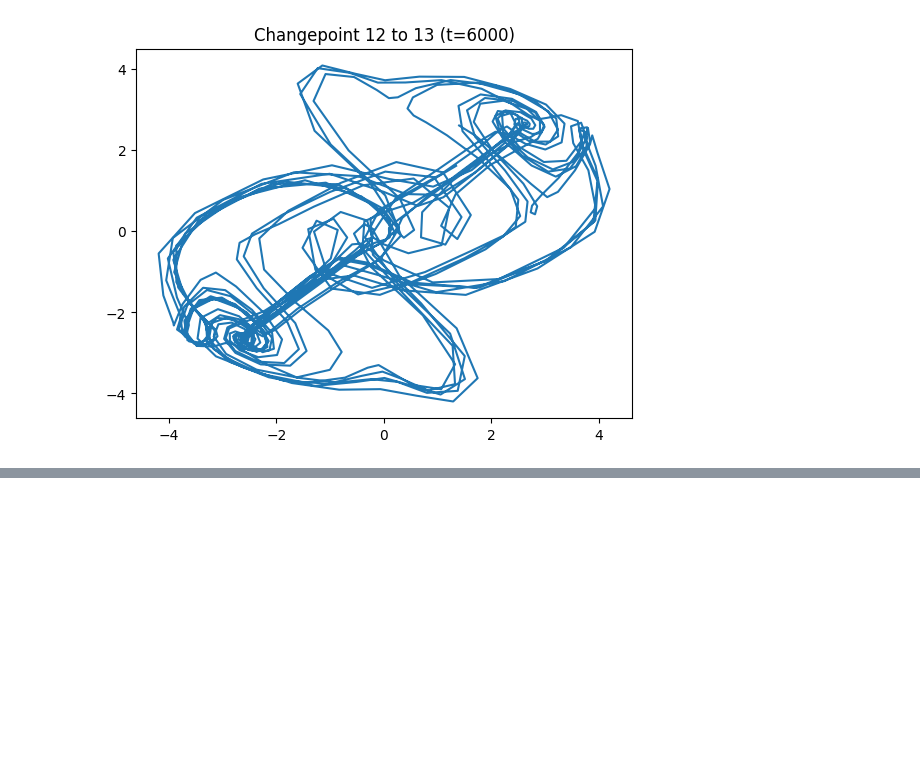
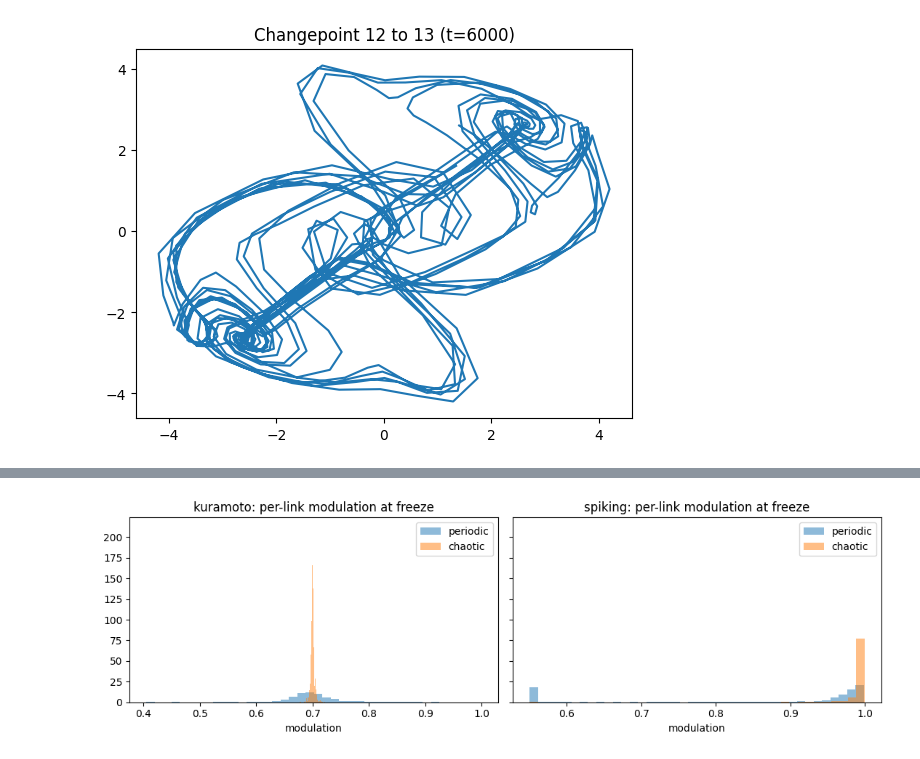
Before and after one commit to losertlab/rhythmic_sharing, a Jupyter notebook: src/Test Thomas Equations.ipynb, the cells around one changed output, grey strips where cells are left out. Cells and saved outputs as stored; diff of their text form; code cells hidden in the pictures; blank space fills up the shorter version.

```diff
--- a/src/Test Thomas Equations.ipynb
+++ b/src/Test Thomas Equations.ipynb
@@ -142,0 +608,78 @@ Getting initial frozen phase: 0.00% undefined
+# %%
+import numpy as np, pandas as pd, matplotlib.pyplot as plt
+
+SEEDS_D = [0, 1, 2, 3]
+OFFSETS = [1, 2, 3]                      # random link starts per (seed, regime)
+SPK_CFG = dict(name="spk_c0.9_thr0.85", c=0.9, mod_tau=60, lock_threshold=0.85)
+RN_CFG  = dict(name="RN_pub", c=0.6)
+
+def kuramoto_context(seed, seg, offset):
+    net = RN(**RN_BASE, link_strength_change_ratio=RN_CFG["c"], model_seed=seed)
+    net.reset_initial_states(seed_offset=offset); net.reset_history()
+    for t in range(WARMUP):
+        net.advance(seg[:, t])
+    th = net.link_states
+    z = np.mean(np.exp(1j * th))
+    th_frozen = th + (np.pi - np.angle(z))                       # what the freeze does: rigid rotation to psi = pi
+    m = 1 - (net.link_strength_change_ratio / 2) * (1 + np.sin(th_frozen))
+    Wd = net.node_adj_matrix.toarray().flatten()
+    w = np.abs(Wd[np.flatnonzero(Wd)])
+    return np.abs(z), m, w
+
+def spiking_context(seed, seg, offset):
+    net = SpikingNetwork(**BASE, link_strength_change_ratio=SPK_CFG["c"], mod_tau=SPK_CFG["mod_tau"],
+                         lock_threshold=SPK_CFG["lock_threshold"], model_seed=seed)
+    net.reset_initial_states(offset); net.reset_history()
+    for t in range(WARMUP):
+        net.advance(seg[:, t], freezing=False)
+    R = np.abs(np.nanmean(np.exp(1j * net.link_phase)))
+    m = modulation(net)                                          # same function as the overnight script
+    w = np.abs(net.node_adj_matrix.data)                         # same ordering as advance_nodes uses
+    return R, m, w
+
+MODELS = {"kuramoto": kuramoto_context, "spiking": spiking_context}
+ctx = {}                                                         # (model, seed, regime, offset) -> (R, m, w)
+for model, fn in MODELS.items():
+    for seed in SEEDS_D:
+        for regime, (s, e) in TESTS.items():
+            for off in OFFSETS:
+                ctx[(model, seed, regime, off)] = fn(seed, train_input[:, s:e], off)
+            print(model, seed, regime, "done", flush=True)
+
+def weighted_rms(dm, w):                                         # size of the W_eff change, relative to ||W||
+    return np.sqrt(np.sum((w * dm)**2) / np.sum(w**2))
+
+rows = []
+for model in MODELS:
+    for seed in SEEDS_D:
+        get = lambda r, o: ctx[(model, seed, r, o)]
+        # 1. R per regime
+        Rp = np.mean([get("periodic", o)[0] for o in OFFSETS])
+        Rc = np.mean([get("chaotic", o)[0] for o in OFFSETS])
+        # 2. contrast: periodic vs chaotic, same start
+        w = get("periodic", OFFSETS[0])[2]
+        contrast = np.mean([weighted_rms(get("periodic", o)[1] - get("chaotic", o)[1], w) for o in OFFSETS])
+        # 3. noise: same regime, different starts
+        pairs = [(a, b) for i, a in enumerate(OFFSETS) for b in OFFSETS[i + 1:]]
+        noise_p = np.mean([weighted_rms(get("periodic", a)[1] - get("periodic", b)[1], w) for a, b in pairs])
+        noise_c = np.mean([weighted_rms(get("chaotic", a)[1] - get("chaotic", b)[1], w) for a, b in pairs])
+        mp = np.concatenate([get("periodic", o)[1] for o in OFFSETS])
+        mc = np.concatenate([get("chaotic", o)[1] for o in OFFSETS])
+        rows.append(dict(model=model, seed=seed, R_periodic=Rp, R_chaotic=Rc,
+                         mod_mean_p=mp.mean(), mod_std_p=mp.std(), mod_mean_c=mc.mean(), mod_std_c=mc.std(),
+                         contrast=contrast, noise_p=noise_p, noise_c=noise_c,
+                         snr=contrast / max(noise_p, noise_c, 1e-12)))
+
+diag = pd.DataFrame(rows)
+print(diag.round(3).to_string())
+print(diag.groupby("model").mean(numeric_only=True).round(3).to_string())
+diag.to_csv("context_diagnostics.csv", index=False)
+
+# Modulation distributions, one seed
+fig, axes = plt.subplots(1, 2, figsize=(11, 3.5), sharey=True)
+for ax, model in zip(axes, MODELS):
+    for regime in TESTS:
+        ax.hist(ctx[(model, SEEDS_D[0], regime, OFFSETS[0])][1], bins=40, alpha=0.5, density=True, label=regime)
+    ax.set_title(f"{model}: per-link modulation at freeze"); ax.set_xlabel("modulation"); ax.legend()
+plt.tight_layout(); plt.show()
+# %% [output]
@@ -142,0 +703 @@ Getting initial frozen phase: 0.00% undefined
+[figure, added]
```
Also changed, not shown: parts of 14 cells of this notebook, 2 other files.
